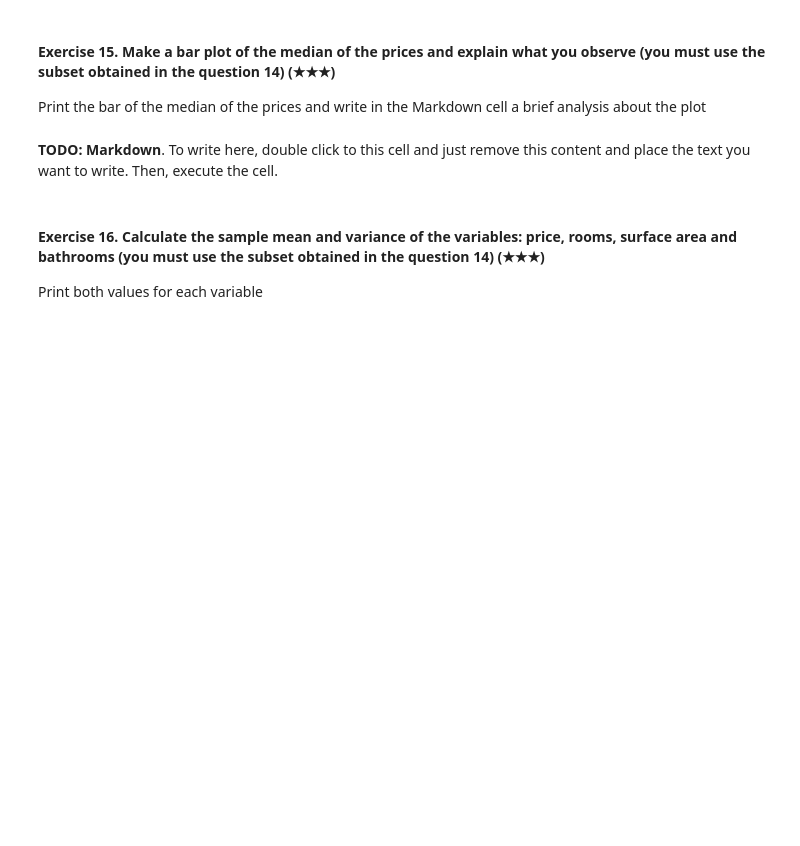
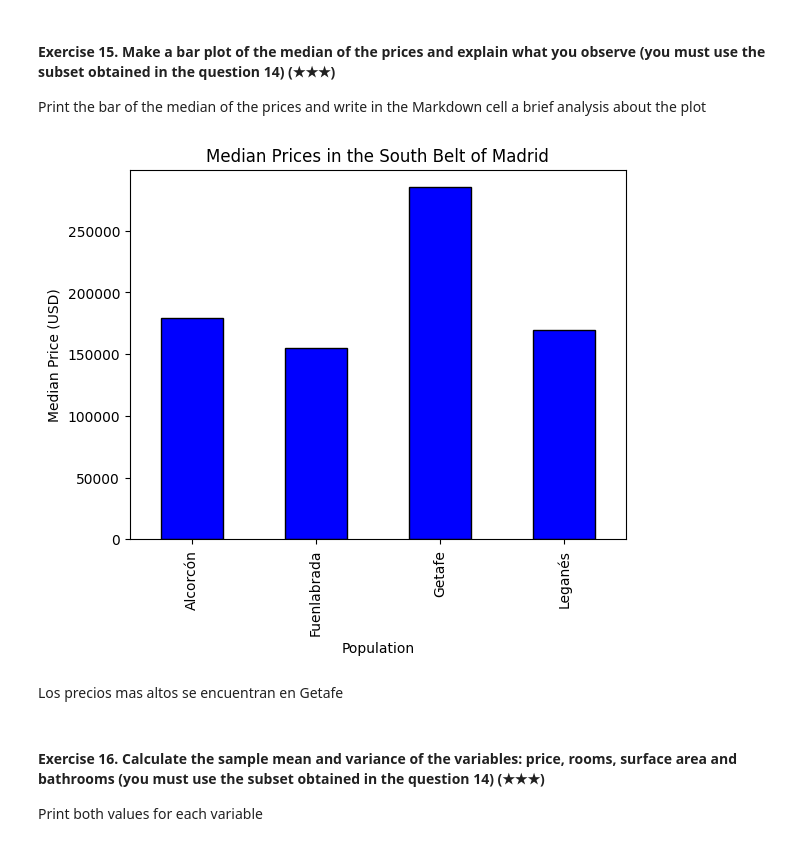
Before and after one commit to 4GeeksAcademy/luiscmilano-realestate-datacleanup-exercise, a Jupyter notebook: project.ipynb, the cells around one changed output. Cells and saved outputs as stored; diff of their text form; code cells hidden in the pictures; blank space fills up the shorter version.

```diff
--- a/project.ipynb
+++ b/project.ipynb
@@ -320,0 +320,6 @@ Hint: Filter the original DataFrame using the column `level5` and the function `
+# %%
+# Create a subset of the DataFrame
+south_belt_ds = ds[ds['level5'].isin(['Fuenlabrada', 'Leganés', 'Getafe', 'Alcorcón'])]
+
+# Print the resulting DataFrame
+print(south_belt_ds)
@@ -327,5 +348,20 @@ Print the bar of the median of the prices and write in the Markdown cell a brief
-# %% [markdown]
-**TODO: Markdown**. To write here, double click to this cell and just remove this content and place the text you want to write. Then, execute the cell.
+# %%
+# Calcular la mediana en precios para cada poblacion
+
+median_prices = south_belt_ds.groupby('level5')['price'].median()
+
+# Create a bar plot
+median_prices.plot(kind='bar', color='blue', edgecolor='black')
+plt.title('Median Prices in the South Belt of Madrid')
+plt.xlabel('Population')
+plt.ylabel('Median Price (USD)')
+
+# Show the plot
+plt.show()
+# %% [output]
+[figure, added]
+# %% [markdown]
+Los precios mas altos se encuentran en Getafe
 # %% [markdown]
 #### Exercise 16. Calculate the sample mean and variance of the variables: price, rooms, surface area and bathrooms (you must use the subset obtained in the question 14) (★★★)
 
```
Also changed, not shown: parts of 8 cells of this notebook.
